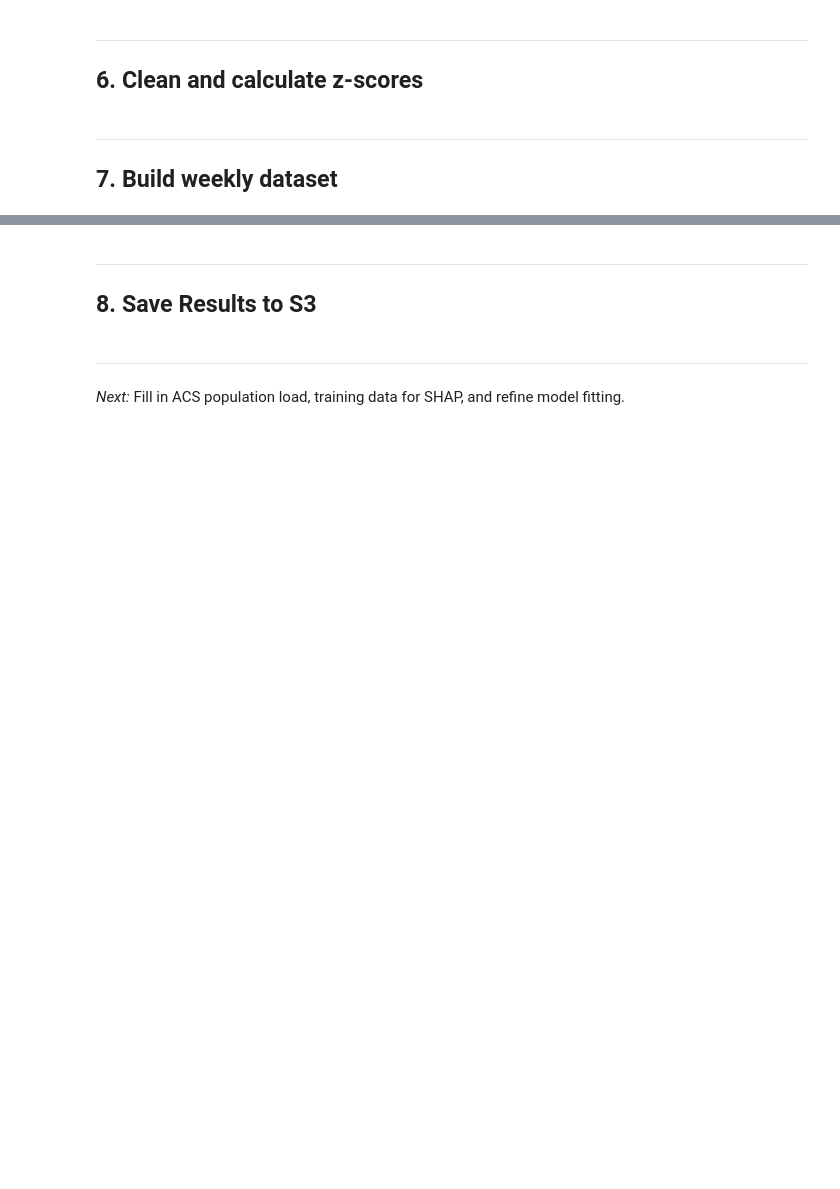
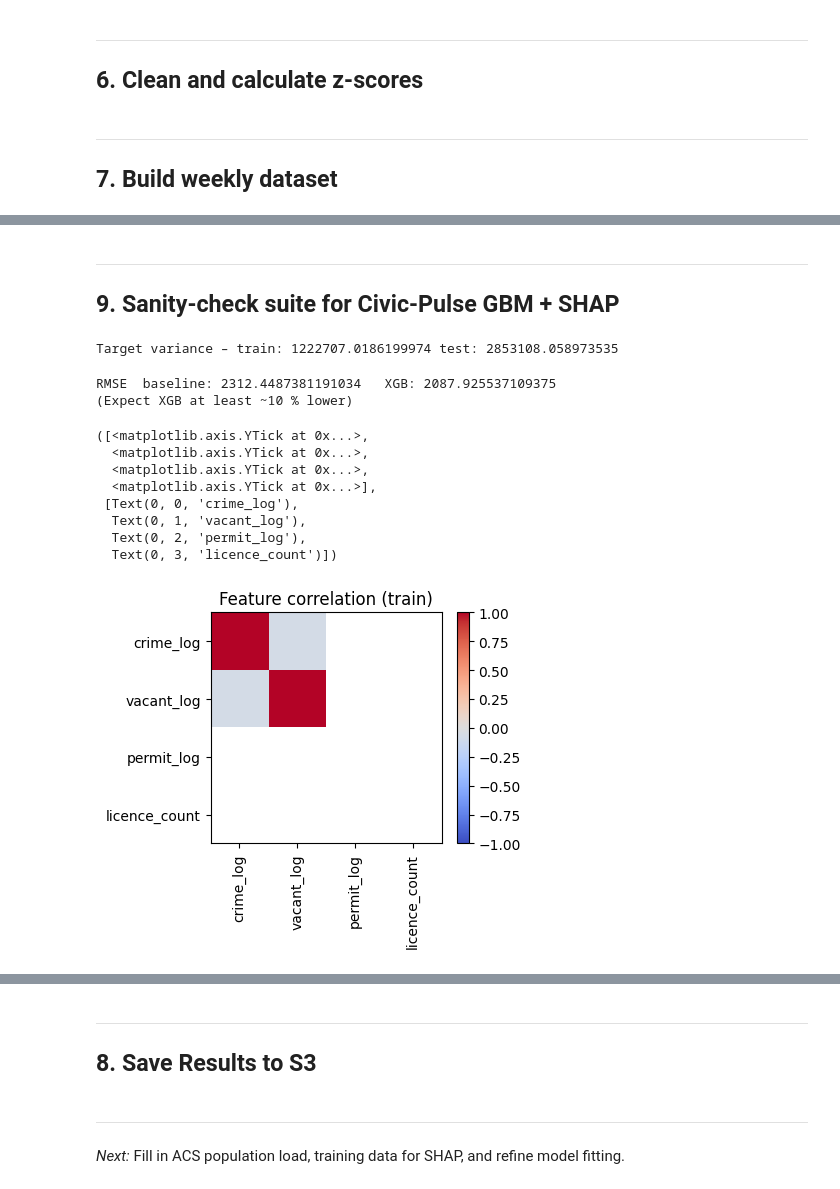
Before and after one commit to colinspear/civic-pulse-rochester, a Jupyter notebook: notebooks/pulse_score.ipynb, the cells around one changed output, grey strips where cells are left out. Saved outputs shown, nothing was run; the diff lists cells and outputs as text; code cells hidden in the pictures; blank space fills up the shorter version.

```diff
--- a/notebooks/pulse_score.ipynb
+++ b/notebooks/pulse_score.ipynb
@@ -294,0 +291,11 @@ array([[-6.14082149e+01, -4.66870159e+00,  0.00000000e+00,
+# %%
+
+# --------------------------------------------------
+# 5. Merge predictors + target  >>> weekly_full
+# --------------------------------------------------
+weekly_full = weekly_pred.merge(
+    weekly_y,
+    left_on=["tract","week"],
+    right_on=["tract","target_week"],
+    how="inner"
+).drop(columns="target_week")
@@ -294,0 +311,24 @@ array([[-6.14082149e+01, -4.66870159e+00,  0.00000000e+00,
+# %%
+
+weekly_full['week'] = weekly_full['week_x']
+weekly_full = weekly_full.drop(['week_x', 'week_y'], axis=1)
+
+# --------------------------------------------------
+# 6. Transform, Train/test split, model, SHAP
+# --------------------------------------------------
+weekly_full = weekly_full.copy()
+weekly_full["vacant_any"] = (weekly_full["vacant_code_count"] > 0).astype(int)
+weekly_full["vacant_log"] = np.log1p(weekly_full["vacant_code_count"])
+weekly_full["permit_log"] = np.log1p(weekly_full["permit_count"])
+weekly_full["crime_log"]  = np.log1p(weekly_full["crime_per_1k"])
+
+# removed vacant_any
+feature_cols = ["crime_log","vacant_log","permit_log","licence_count"]
+weekly_full[feature_cols] = weekly_full[feature_cols].fillna(0)
+
+cutoff = weekly_full["week"].max() - pd.Timedelta(weeks=4)
+train  = weekly_full[weekly_full.week < cutoff].set_index(["tract","week"])
+test   = weekly_full[weekly_full.week >= cutoff].set_index(["tract","week"])
+
+X_train, y_train = train[feature_cols], train["calls_next_week"]
+X_test,  y_test  = test[feature_cols],  test["calls_next_week"]
@@ -294,0 +350,43 @@ array([[-6.14082149e+01, -4.66870159e+00,  0.00000000e+00,
+# %% [markdown]
+---
+
+## 9. Sanity-check suite for Civic-Pulse GBM + SHAP
+# %%
+results = {}
+
+# 2. Target variance -----------------------------------------------
+results["var_train"] = y_train.var()
+results["var_test"]  = y_test.var()
+print("Target variance – train:", results["var_train"], "test:", results["var_test"])
+# %% [output]
+Target variance – train: 1222707.0186199974 test: 2853108.058973535
+# %%
+# 3. Baseline vs. model RMSE ---------------------------------------
+dummy = DummyRegressor(strategy="mean").fit(X_train, y_train)
+rmse_dummy = root_mean_squared_error(y_test, dummy.predict(X_test))
+rmse_xgb   = root_mean_squared_error(y_test,  model.predict(X_test))
+results["rmse_baseline"] = rmse_dummy
+results["rmse_xgb"]      = rmse_xgb
+print("RMSE  baseline:", rmse_dummy, "  XGB:", rmse_xgb,
+      "\n(Expect XGB at least ~10 % lower)")
+# %% [output]
+RMSE  baseline: 2312.4487381191034   XGB: 2087.925537109375
+(Expect XGB at least ~10 % lower)
+# %%
+
+# 4. Feature correlation heat-map ----------------------------------
+corr = pd.DataFrame(X_train, columns=feature_cols).corr()
+plt.figure(figsize=(4,3)); plt.title("Feature correlation (train)")
+plt.imshow(corr, vmin=-1, vmax=1, cmap="coolwarm"); plt.colorbar()
+plt.xticks(range(len(feature_cols)),feature_cols,rotation=90); plt.yticks(range(len(feature_cols)),feature_cols)
+# Eyeball: any cell >|0.95| → drop one of the twins.
+# %% [output]
+([<matplotlib.axis.YTick at 0x...>,
+  <matplotlib.axis.YTick at 0x...>,
+  <matplotlib.axis.YTick at 0x...>,
+  <matplotlib.axis.YTick at 0x...>],
+ [Text(0, 0, 'crime_log'),
+  Text(0, 1, 'vacant_log'),
+  Text(0, 2, 'permit_log'),
+  Text(0, 3, 'licence_count')])
+[figure, added]
```
Also changed, not shown: parts of 27 cells of this notebook, 1 other file.
